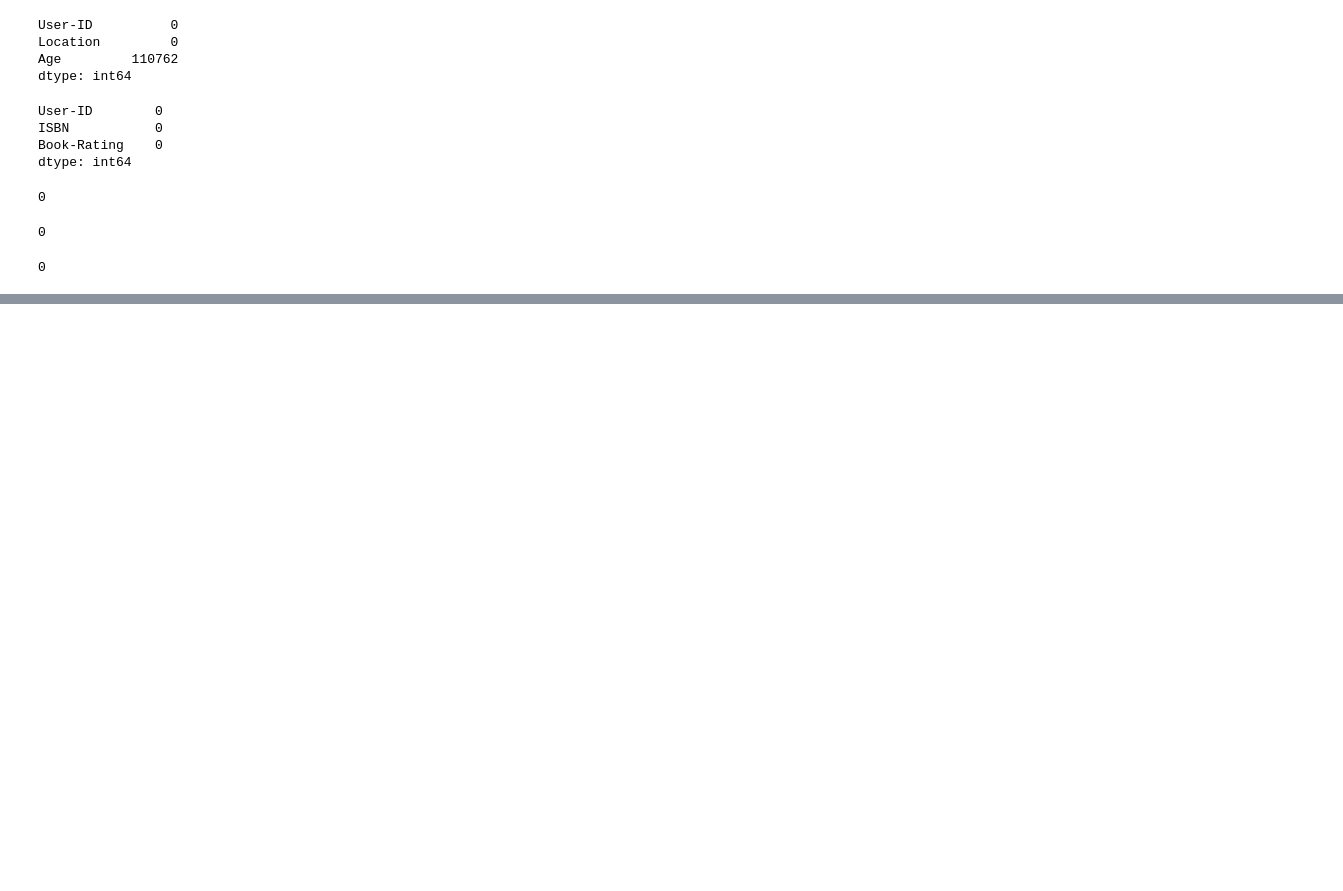
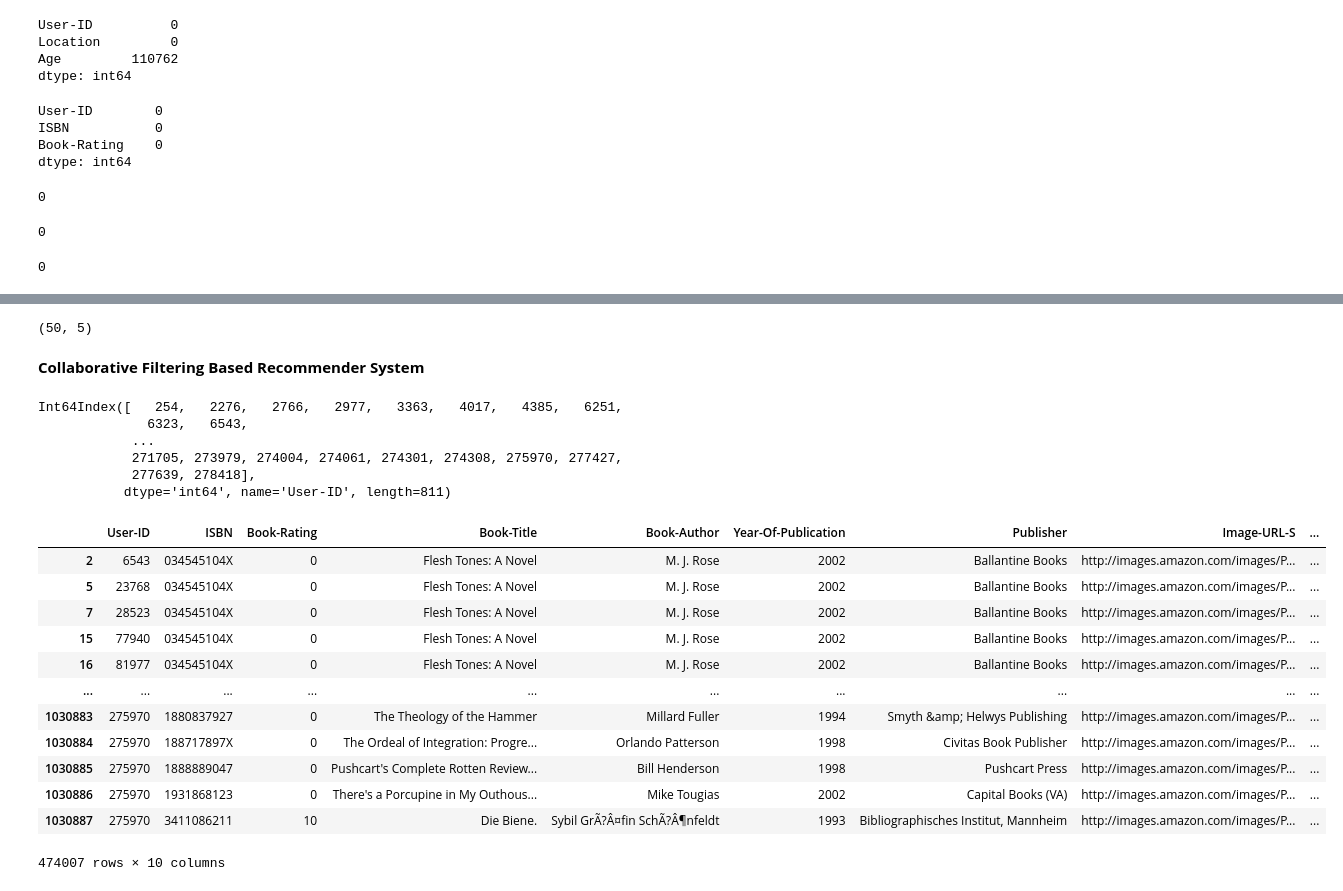
Before and after one commit to Rohitkumar1011/Book-Recommender-system.ipynb, a Jupyter notebook: Book_Recommender_system.ipynb, the cells around one changed output, grey strips where cells are left out. Drawn from its saved outputs; the diff is of its cells as text; code cells hidden in the pictures; blank space fills up the shorter version.

```diff
--- a/Book_Recommender_system.ipynb
+++ b/Book_Recommender_system.ipynb
@@ -114,8 +221,38 @@ popular_df['Image-URL-M'][0]
+# %%
+popular_df.shape
+# %% [output]
+(50, 5)
+# %% [markdown]
+**Collaborative Filtering Based Recommender System**
 # %%
+# Finding Users who has given more than 200 ratings
 x = ratings_with_name.groupby('User-ID').count()['Book-Rating'] > 200
-padhe_likhe_users = x[x].index
+well_educated_users = x[x].index
+well_educated_users
+# %% [output]
+Int64Index([   254,   2276,   2766,   2977,   3363,   4017,   4385,   6251,
+              6323,   6543,
+            ...
+            271705, 273979, 274004, 274061, 274301, 274308, 275970, 277427,
+            277639, 278418],
+           dtype='int64', name='User-ID', length=811)
 # %%
-filtered_rating = ratings_with_name[ratings_with_name['User-ID'].isin(padhe_likhe_users)]
+filtered_rating = ratings_with_name[ratings_with_name['User-ID'].isin(well_educated_users)]
+filtered_rating
+# %% [output]
+|  | User-ID | ISBN | Book-Rating | Book-Title | Book-Author | Year-Of-Publication | Publisher | Image-URL-S | ... |
+| 2 | 6543 | 034545104X | 0 | Flesh Tones: A Novel | M. J. Rose | 2002 | Ballantine Books | http://images.amazon.com/images/P... | ... |
+| 5 | 23768 | 034545104X | 0 | Flesh Tones: A Novel | M. J. Rose | 2002 | Ballantine Books | http://images.amazon.com/images/P... | ... |
+| 7 | 28523 | 034545104X | 0 | Flesh Tones: A Novel | M. J. Rose | 2002 | Ballantine Books | http://images.amazon.com/images/P... | ... |
+| 15 | 77940 | 034545104X | 0 | Flesh Tones: A Novel | M. J. Rose | 2002 | Ballantine Books | http://images.amazon.com/images/P... | ... |
+| 16 | 81977 | 034545104X | 0 | Flesh Tones: A Novel | M. J. Rose | 2002 | Ballantine Books | http://images.amazon.com/images/P... | ... |
+| ... | ... | ... | ... | ... | ... | ... | ... | ... | ... |
+| 1030883 | 275970 | 1880837927 | 0 | The Theology of the Hammer | Millard Fuller | 1994 | Smyth &amp; Helwys Publishing | http://images.amazon.com/images/P... | ... |
+| 1030884 | 275970 | 188717897X | 0 | The Ordeal of Integration: Progre... | Orlando Patterson | 1998 | Civitas Book Publisher | http://images.amazon.com/images/P... | ... |
+| 1030885 | 275970 | 1888889047 | 0 | Pushcart's Complete Rotten Review... | Bill Henderson | 1998 | Pushcart Press | http://images.amazon.com/images/P... | ... |
+| 1030886 | 275970 | 1931868123 | 0 | There's a Porcupine in My Outhous... | Mike Tougias | 2002 | Capital Books (VA) | http://images.amazon.com/images/P... | ... |
+| 1030887 | 275970 | 3411086211 | 10 | Die Biene. | Sybil GrÃ?Â¤fin SchÃ?Â¶nfeldt | 1993 | Bibliographisches Institut, Mannheim | http://images.amazon.com/images/P... | ... |
+474007 rows × 10 columns
 # %%
 y = filtered_rating.groupby('Book-Title').count()['Book-Rating']>=50
 famous_books = y[y].index
```
Also changed, not shown: parts of 23 cells of this notebook.
